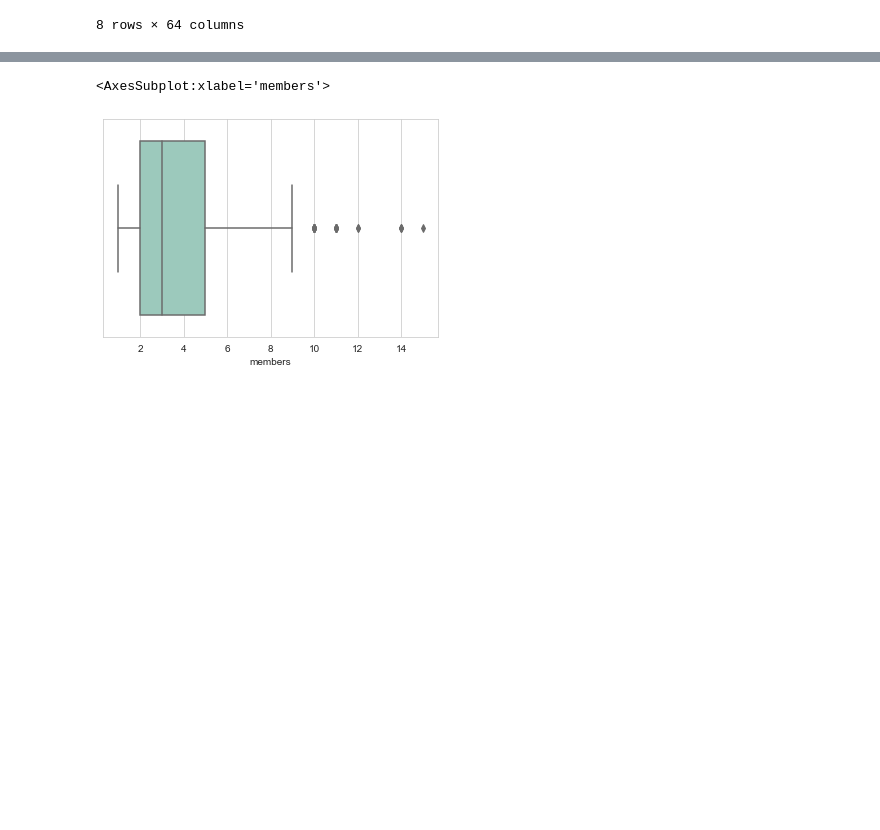
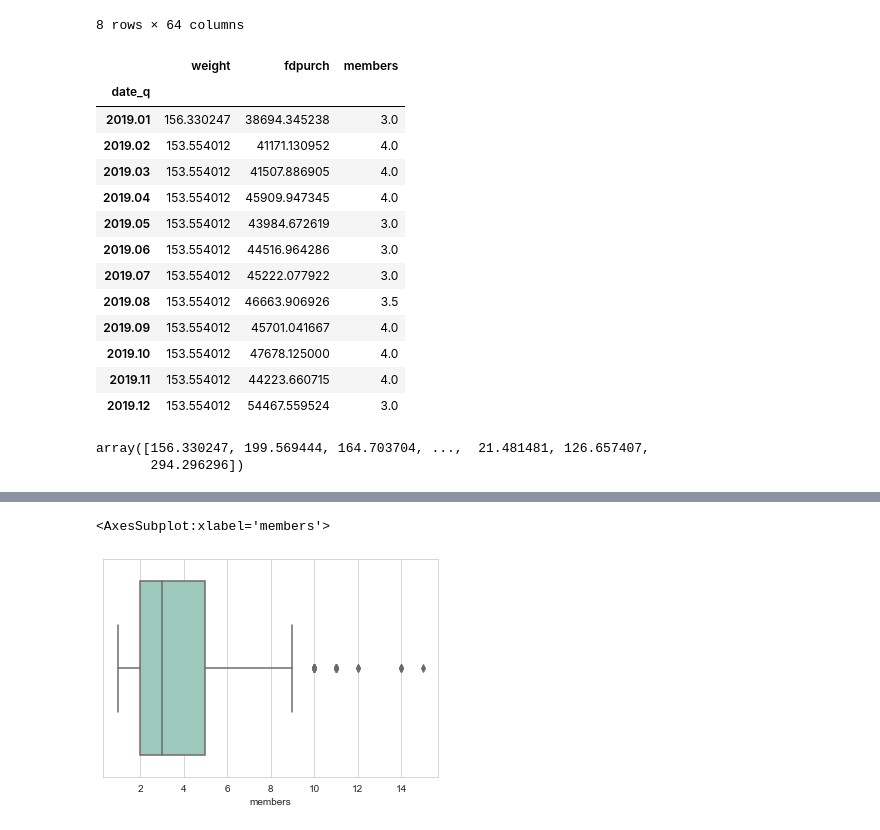
Before and after one commit to Karapetyan-Ani/Econometrics2022, a Jupyter notebook: lreg.ipynb, the cells around one changed output, grey strips where cells are left out. Cells and saved outputs as stored; diff of their text form; code cells hidden in the pictures; blank space fills up the shorter version.

```diff
--- a/lreg.ipynb
+++ b/lreg.ipynb
@@ -64,3 +113,25 @@ df.describe()
 | 75% | 2019.100000 | 8.000000 | 2.000000 | 5.000000 | 5.000000 | 192.638889 | 72761.011905 | 10430.597342 | 0.000000 | 4569.582184 | ... | ... |
 | max | 2019.120000 | 11.000000 | 2.000000 | 15.000000 | 15.000000 | 326.879630 | 499923.263889 | 147600.133929 | 234642.857143 | 22711.973253 | ... | ... |
 8 rows × 64 columns
+# %%
+df.groupby('date_q')[['weight', 'fdpurch', 'members']].median()
+# %% [output]
+|  | weight | fdpurch | members |
+| date_q |  |  |  |
+| 2019.01 | 156.330247 | 38694.345238 | 3.0 |
+| 2019.02 | 153.554012 | 41171.130952 | 4.0 |
+| 2019.03 | 153.554012 | 41507.886905 | 4.0 |
+| 2019.04 | 153.554012 | 45909.947345 | 4.0 |
+| 2019.05 | 153.554012 | 43984.672619 | 3.0 |
+| 2019.06 | 153.554012 | 44516.964286 | 3.0 |
+| 2019.07 | 153.554012 | 45222.077922 | 3.0 |
+| 2019.08 | 153.554012 | 46663.906926 | 3.5 |
+| 2019.09 | 153.554012 | 45701.041667 | 4.0 |
+| 2019.10 | 153.554012 | 47678.125000 | 4.0 |
+| 2019.11 | 153.554012 | 44223.660715 | 4.0 |
+| 2019.12 | 153.554012 | 54467.559524 | 3.0 |
+# %%
+df['weight'].values
+# %% [output]
+array([156.330247, 199.569444, 164.703704, ...,  21.481481, 126.657407,
+       294.296296])
```
Also changed, not shown: parts of 24 cells of this notebook, 1 other file.
